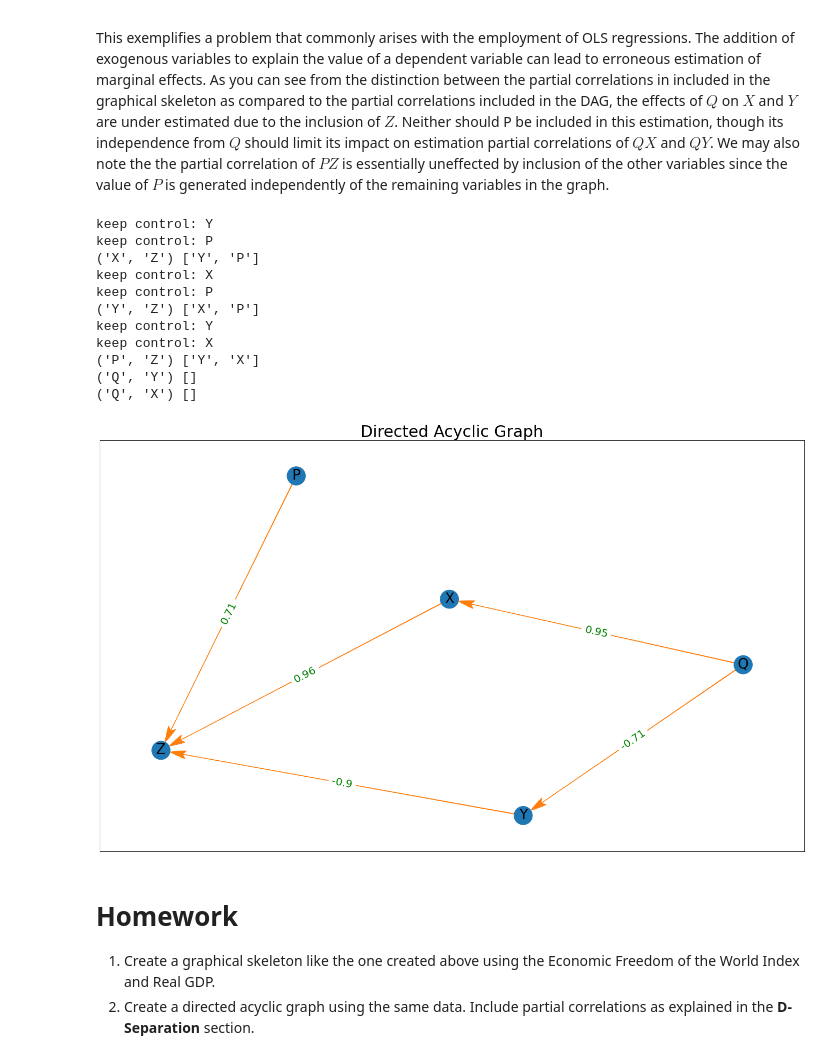
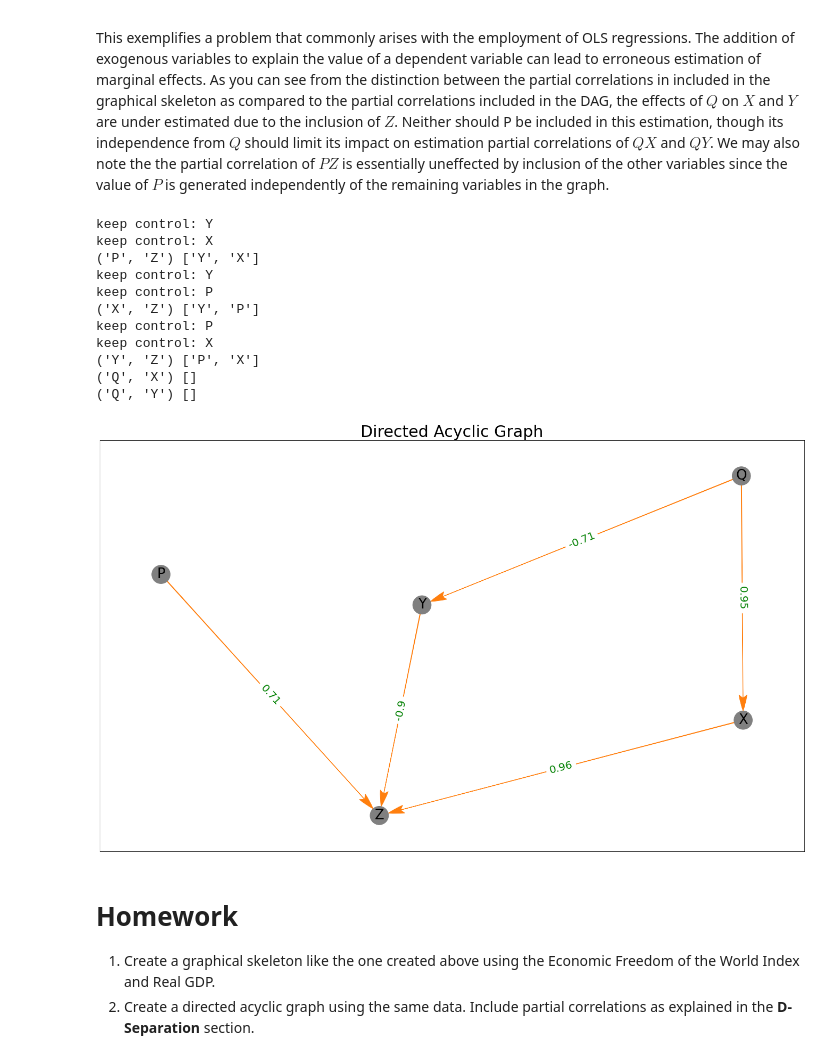
Before and after one commit to jlcatonjr/Learn-Python-for-Stats-and-Econ, a Jupyter notebook: In Class Projects/Project 9 - Partial Correlations and Directed Acyclic Graphs.ipynb, the cells around one changed output. Drawn from its saved outputs; the diff is of its cells as text; code cells hidden in the pictures.

```diff
--- a/In Class Projects/Project 9 - Partial Correlations and Directed Acyclic Graphs.ipynb
+++ b/In Class Projects/Project 9 - Partial Correlations and Directed Acyclic Graphs.ipynb
@@ -325,7 +325,7 @@ c = PC(df)
 max_cond_vars = len(df.keys()) - 2
 
 
-model = c.estimate(return_type = "dag",variant= "parallel"#"orig", "stable"
+model = c.estimate(return_type = "dag",variant= "parallel",#"orig", "stable"
                    significance_level = p_val,
                    max_cond_vars = max_cond_vars, ci_test = "pearsonr")
 edges = model.edges()
@@ -380,41 +380,41 @@ def graph_DAG(edges, df, title = ""):
 #         corr_matrix_heatmap(pcorr, save_fig = False, pp = None, title = "Partial Correlation")
         edge_labels[edge] = str(round(pcorr[edge[0]].loc[edge[1]],2))
     graph.add_edges_from(edges)
-    color_map = ["C0" for g in graph]
+    color_map = ["grey" for g in graph]
 
     fig, ax = plt.subplots(figsize = (20,12))
     graph.nodes()
     plt.tight_layout()
     pos = nx.spring_layout(graph)#, k = 5/(len(sig_corr.keys())**.5))
 
     plt.title(title, fontsize = 30)
     nx.draw_networkx(graph, pos, node_color=color_map, node_size = 1200,
                      with_labels=True,  arrows=True,
                      # turn text black for larger variable names in homework
                      font_color = "k",
                      font_size = 26, alpha = 1,
                      width = 1, edge_color = "C1",
                      arrowstyle=ArrowStyle("Fancy, head_length=3, head_width=1.5, tail_width=.1"), ax = ax)
     ############ Add ############
     nx.draw_networkx_edge_labels(graph,pos,
                                 edge_labels=edge_labels,
                                 font_color='green',
                                 font_size=20)
 
 graph_DAG(edges, df, title = "Directed Acyclic Graph")
 # %% [output]
+keep control: Y
+keep control: X
+('P', 'Z') ['Y', 'X']
 keep control: Y
 keep control: P
 ('X', 'Z') ['Y', 'P']
+keep control: P
 keep control: X
-keep control: P
-('Y', 'Z') ['X', 'P']
-keep control: Y
-keep control: X
-('P', 'Z') ['Y', 'X']
+('Y', 'Z') ['P', 'X']
+('Q', 'X') []
 ('Q', 'Y') []
-('Q', 'X') []
-[figure, old version]
+[figure, new version]
 # %% [markdown]
 # Homework
 1. Create a graphical skeleton like the one created above using the Economic Freedom of the World Index and Real GDP.
```
Also changed, not shown: parts of 11 cells of this notebook, 2 other files.
